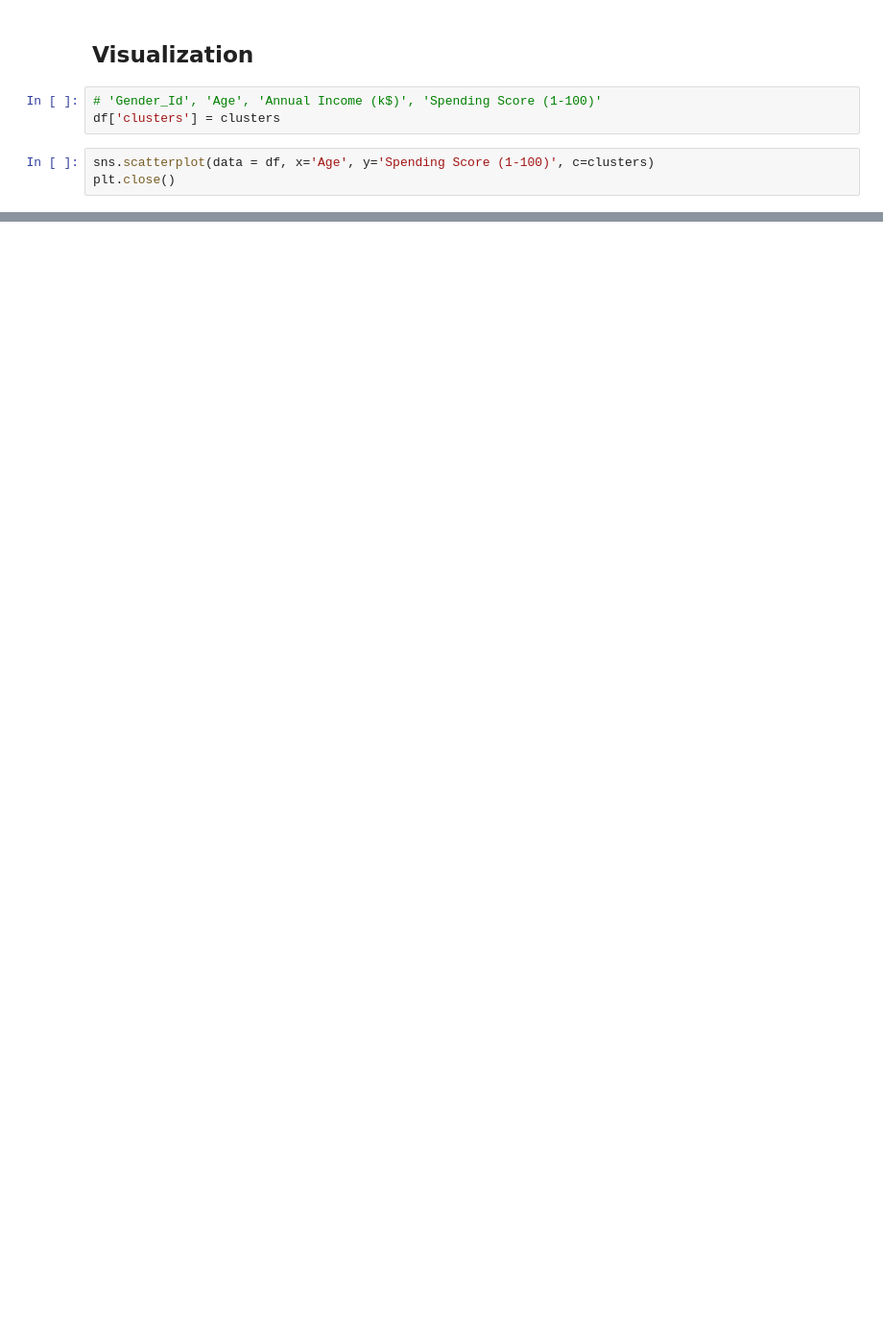
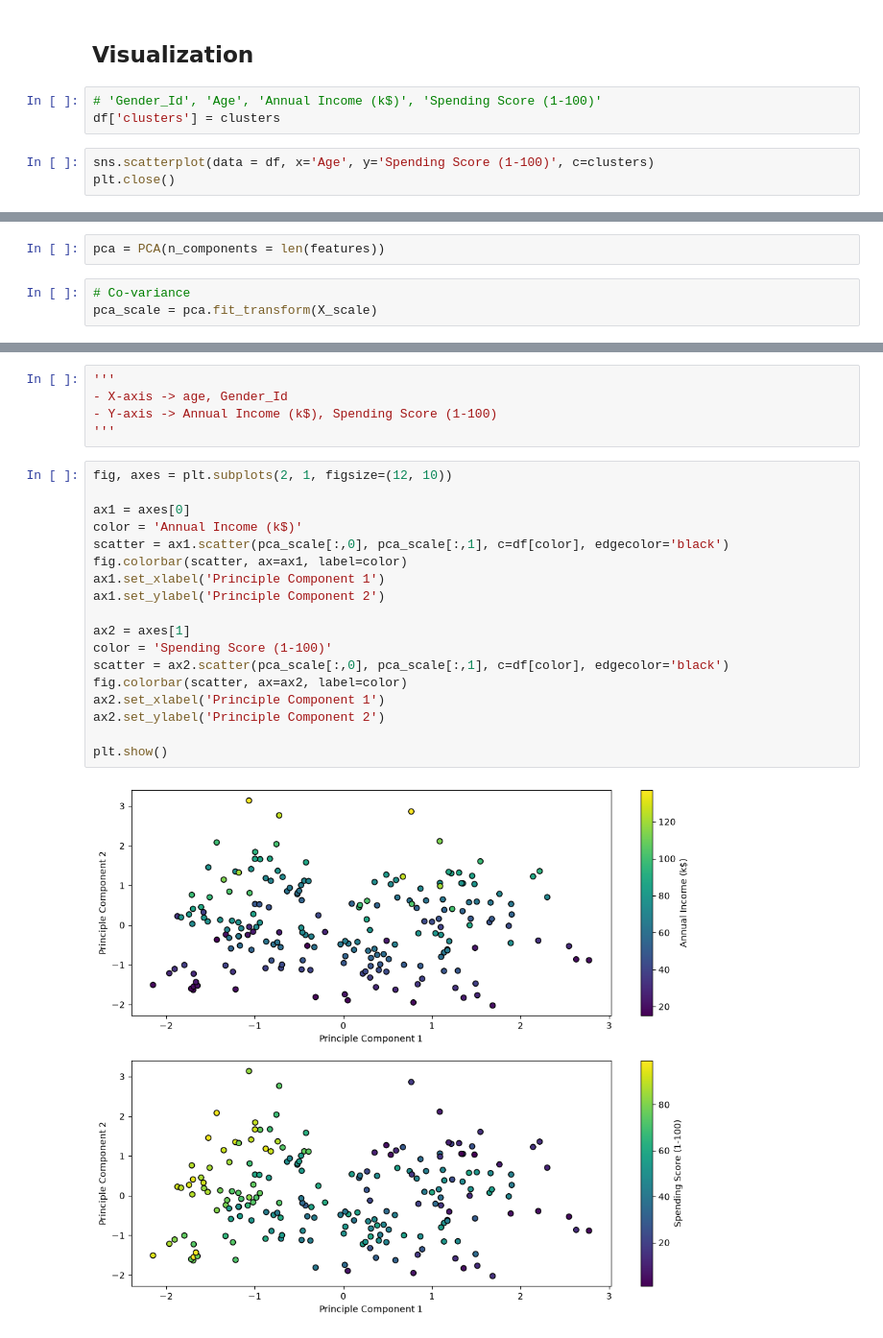
Before and after one commit to RusanMaharjan/Data-Science---8, a Jupyter notebook: KMeans.ipynb, the cells around one changed output, grey strips where cells are left out. Shown at 96% size. Saved outputs shown, nothing was run; the diff lists cells and outputs as text; blank space fills up the shorter version.

```diff
--- a/KMeans.ipynb
+++ b/KMeans.ipynb
@@ -86,0 +91,5 @@ fig.show()
+# %%
+pca = PCA(n_components = len(features))
+# %%
+# Co-variance
+pca_scale = pca.fit_transform(X_scale)
@@ -86,0 +110,25 @@ fig.show()
+# %%
+'''
+- X-axis -> age, Gender_Id
+- Y-axis -> Annual Income (k$), Spending Score (1-100)
+'''
+# %%
+fig, axes = plt.subplots(2, 1, figsize=(12, 10))
+
+ax1 = axes[0]
+color = 'Annual Income (k$)'
+scatter = ax1.scatter(pca_scale[:,0], pca_scale[:,1], c=df[color], edgecolor='black')
+fig.colorbar(scatter, ax=ax1, label=color)
+ax1.set_xlabel('Principle Component 1')
+ax1.set_ylabel('Principle Component 2')
+
+ax2 = axes[1]
+color = 'Spending Score (1-100)'
+scatter = ax2.scatter(pca_scale[:,0], pca_scale[:,1], c=df[color], edgecolor='black')
+fig.colorbar(scatter, ax=ax2, label=color)
+ax2.set_xlabel('Principle Component 1')
+ax2.set_ylabel('Principle Component 2')
+
+plt.show()
+# %% [output]
+[figure, added]
```
Also changed, not shown: parts of 7 cells of this notebook, 3 other files.
